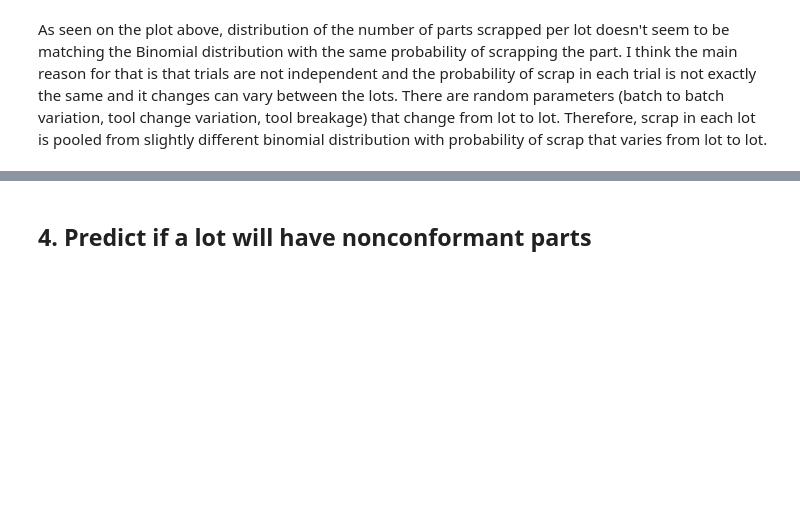
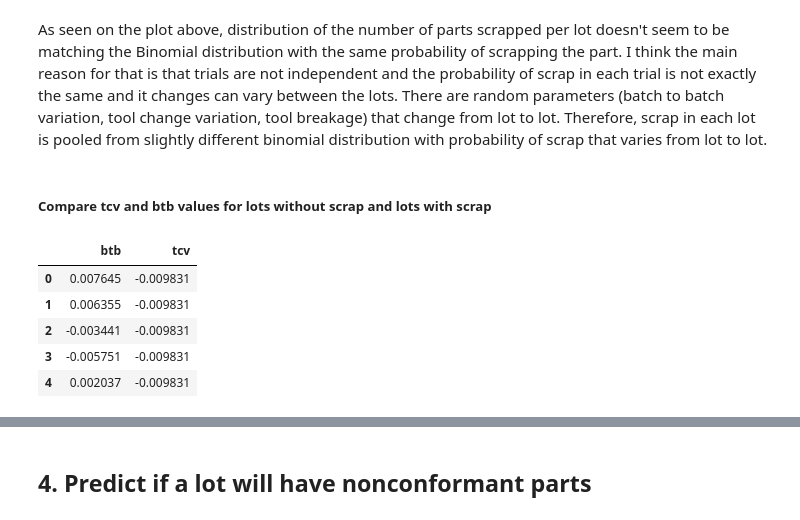
Before and after one commit to przemekbil/PfDA_2021_project, a Jupyter notebook: Project.ipynb, the cells around one changed output, grey strips where cells are left out. Drawn from its saved outputs; the diff is of its cells as text; code cells hidden in the pictures; blank space fills up the shorter version.

```diff
--- a/Project.ipynb
+++ b/Project.ipynb
@@ -1151,2 +1154,14 @@ plt.show()
 # %% [markdown]
 As seen on the plot above, distribution of the number of parts scrapped per lot doesn't seem to be matching the Binomial distribution with the same probability of scrapping the part. I think the main reason for that is that trials are not independent and the probability of scrap in each trial is not exactly the same and it changes can vary between the lots. There are random parameters (batch to batch variation, tool change variation, tool breakage) that change from lot to lot. Therefore, scrap in each lot is pooled from slightly different binomial distribution with probability of scrap that varies from lot to lot.
+# %% [markdown]
+##### Compare tcv and btb values for lots without scrap and lots with scrap
+# %%
+no_scrap = lot_params2[lot_params2['Scrap']==0][['btb', 'tcv']]
+no_scrap.head()
+# %% [output]
+|  | btb | tcv |
+| 0 | 0.007645 | -0.009831 |
+| 1 | 0.006355 | -0.009831 |
+| 2 | -0.003441 | -0.009831 |
+| 3 | -0.005751 | -0.009831 |
+| 4 | 0.002037 | -0.009831 |
```
Also changed, not shown: parts of 8 cells of this notebook.
